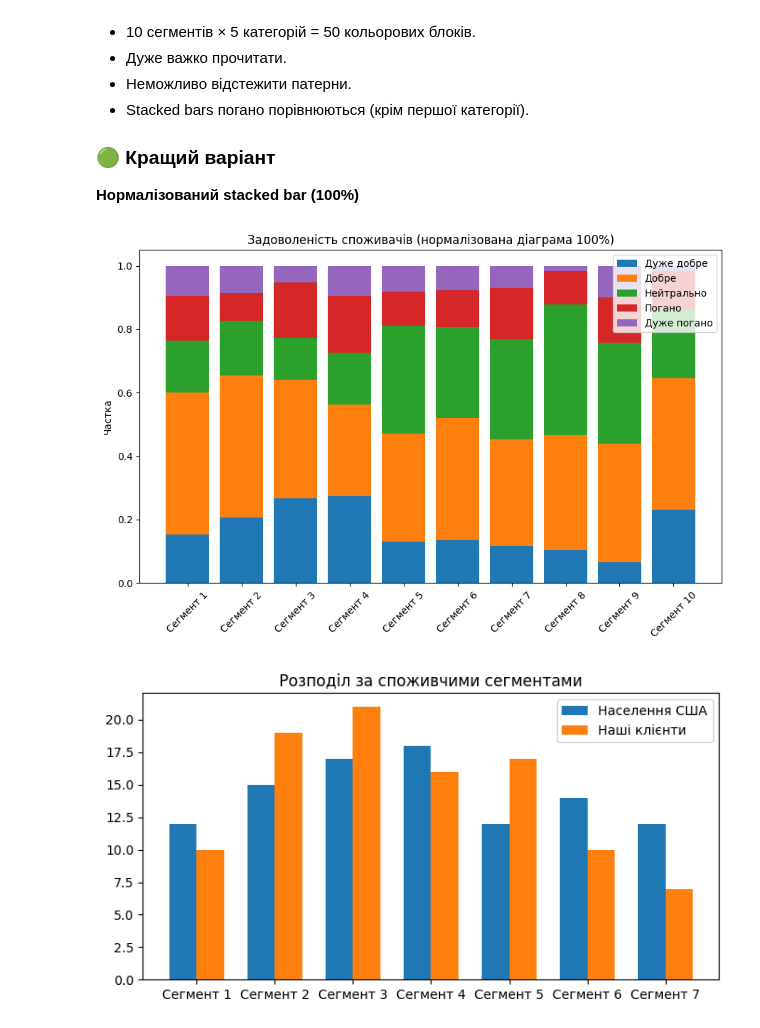
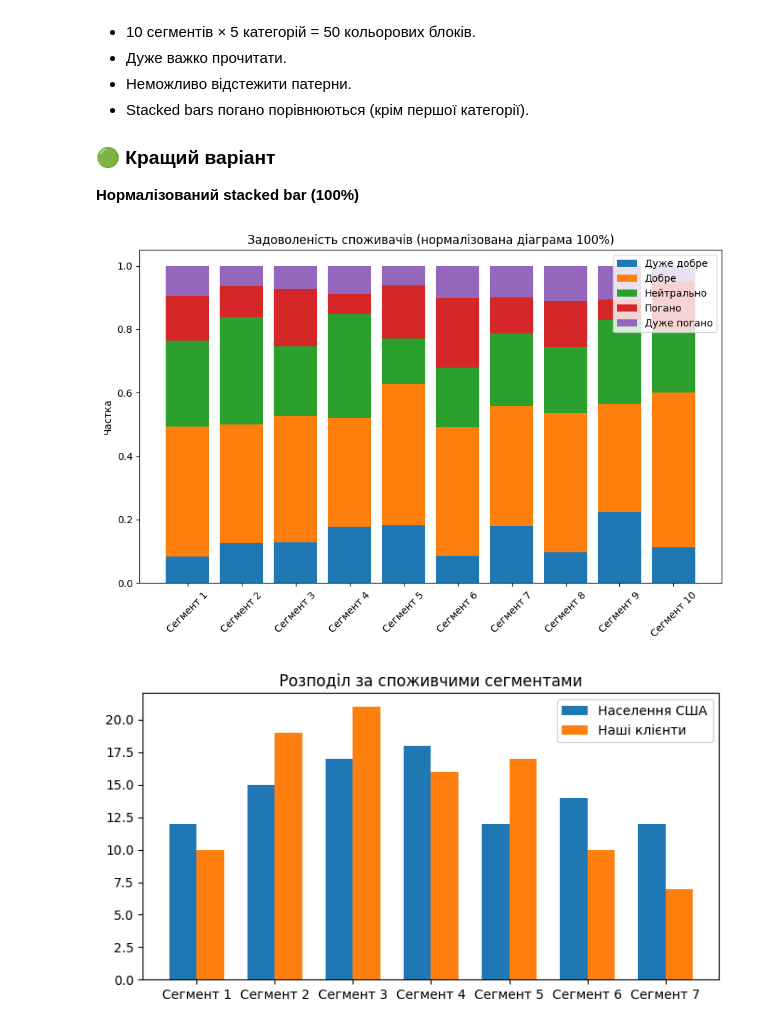
Before and after one commit to cpython-projects/da_1709, a Jupyter notebook: lesson_16.ipynb, the cells around one changed output. Drawn from its saved outputs; the diff is of its cells as text; code cells hidden in the pictures.

```diff
--- a/lesson_16.ipynb
+++ b/lesson_16.ipynb
@@ -267,29 +278,40 @@ plt.show()
 
 **Нормалізований stacked bar (100%)**
 # %%
+import matplotlib.pyplot as plt
+import numpy as np
+
+segments = [f"Сегмент {i}" for i in range(1, 11)]
+
+very =     np.random.randint(5, 25, 10)
+good =     np.random.randint(20, 40, 10)
+neutral =  np.random.randint(10, 30, 10)
+bad =      np.random.randint(5, 15, 10)
+awful =    np.random.randint(1, 10, 10)
+
 data = np.vstack([very, good, neutral, bad, awful])
 
 # Нормалізація до 100%
 data_pct = data / data.sum(axis=0)
 
 labels = ["Дуже добре", "Добре", "Нейтрально", "Погано", "Дуже погано"]
 
 plt.figure(figsize=(9,6))
 
 bottom = np.zeros(len(segments))
 
 for row, label in zip(data_pct, labels):
     plt.bar(segments, row, bottom=bottom, label=label)
     bottom += row
 
 plt.title("Задоволеність споживачів (нормалізована діаграма 100%)")
 plt.ylabel("Частка")
 plt.xticks(rotation=45)
 plt.legend(loc="upper right")
 plt.tight_layout()
 plt.show()
 # %% [output]
-[figure, old version]
+[figure, new version]
 # %%
 # ---------------------------------------------------------
 # 5. Дві стовпчикові серії — "Розподіл за споживчими сегментами"
```
Also changed, not shown: parts of 19 cells of this notebook.
